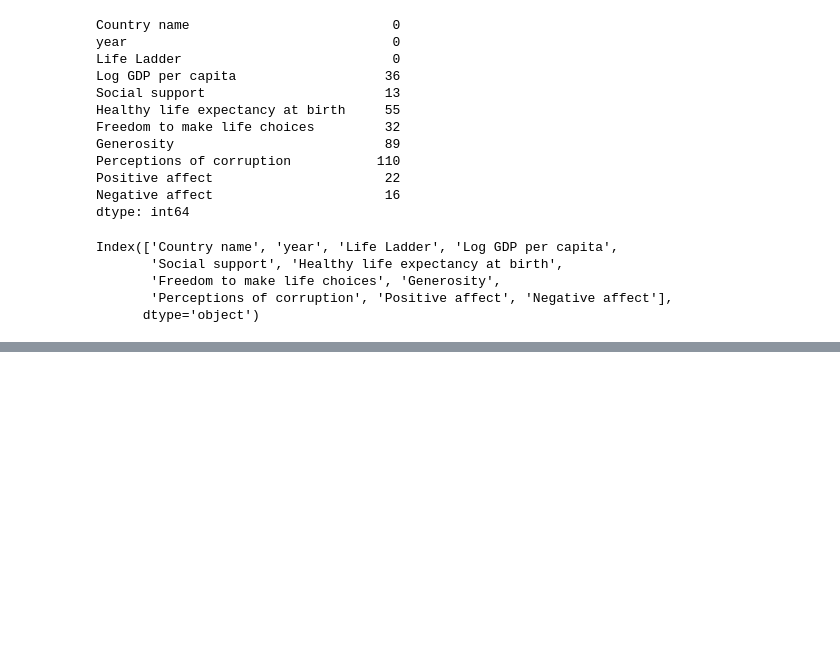
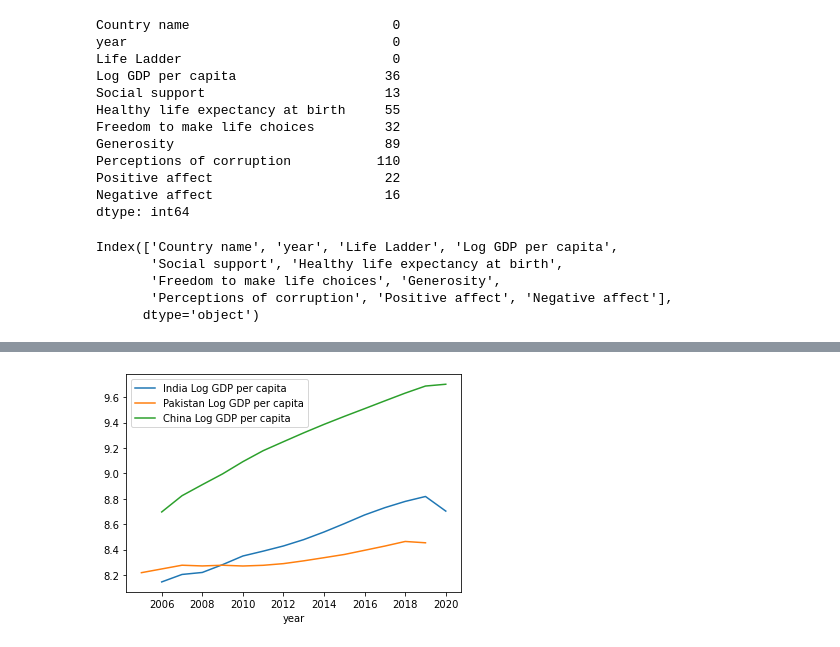
Before and after one commit to yashmathur0310/hackathon, a Jupyter notebook: plot.ipynb, the cells around one changed output, grey strips where cells are left out. Saved outputs shown, nothing was run; the diff lists cells and outputs as text; code cells hidden in the pictures; blank space fills up the shorter version.

```diff
--- a/plot.ipynb
+++ b/plot.ipynb
@@ -51,0 +52,6 @@ get_plot('India',columns[-2])
+# %%
+get_plot('India',columns[1])
+get_plot('Pakistan',columns[1])
+get_plot('China',columns[1])
+# %% [output]
+[figure, added]
```
Also changed, not shown: parts of 1 cell of this notebook.
